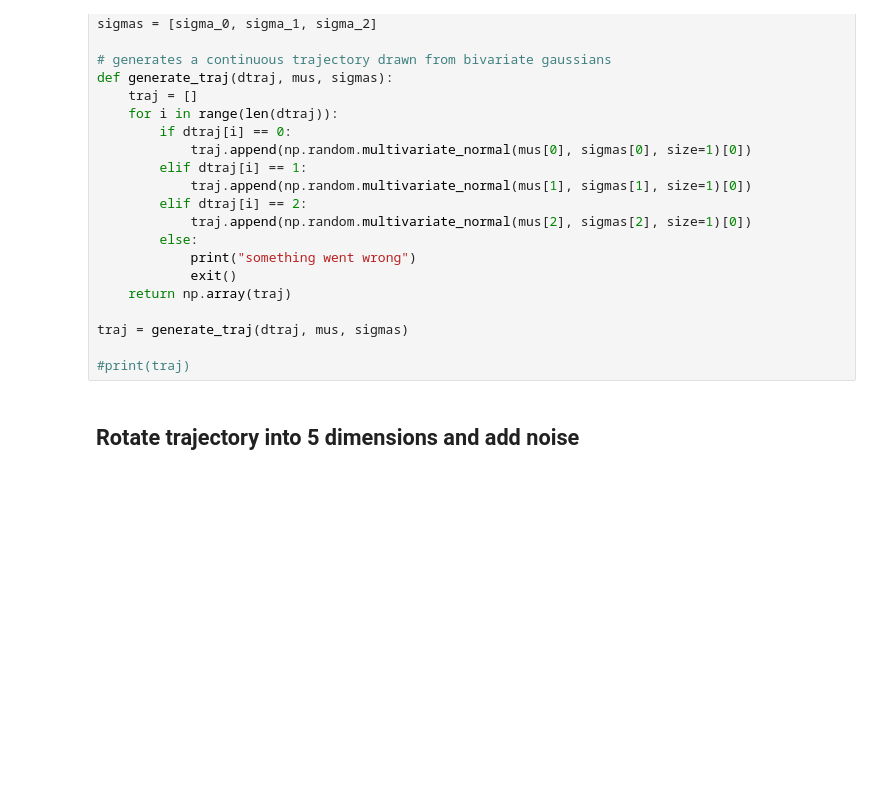
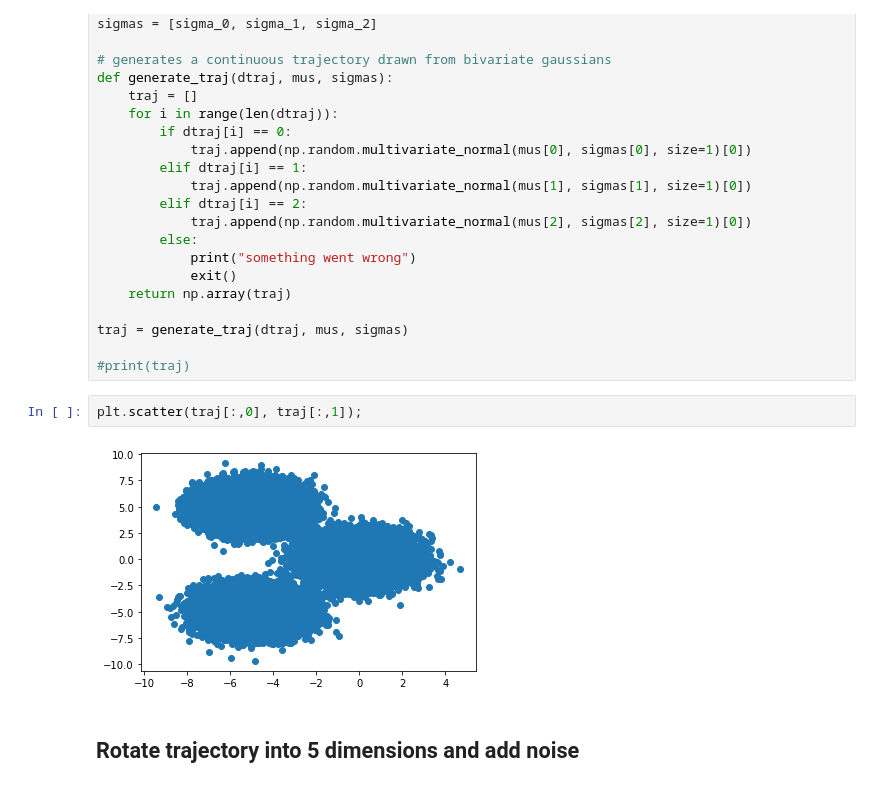
Before and after one commit to hkneiding/pyemma-workshop-project, a Jupyter notebook: code/transition-matrix.ipynb, the cells around one changed output. Drawn from its saved outputs; the diff is of its cells as text; blank space fills up the shorter version.

```diff
--- a/code/transition-matrix.ipynb
+++ b/code/transition-matrix.ipynb
@@ -91,5 +177,9 @@ def generate_traj(dtraj, mus, sigmas):
 traj = generate_traj(dtraj, mus, sigmas)
 
 #print(traj)
+# %%
+plt.scatter(traj[:,0], traj[:,1]);
+# %% [output]
+[figure, added]
 # %% [markdown]
 ## Rotate trajectory into 5 dimensions and add noise
```
Also changed, not shown: parts of 11 cells of this notebook, 2 other files.
